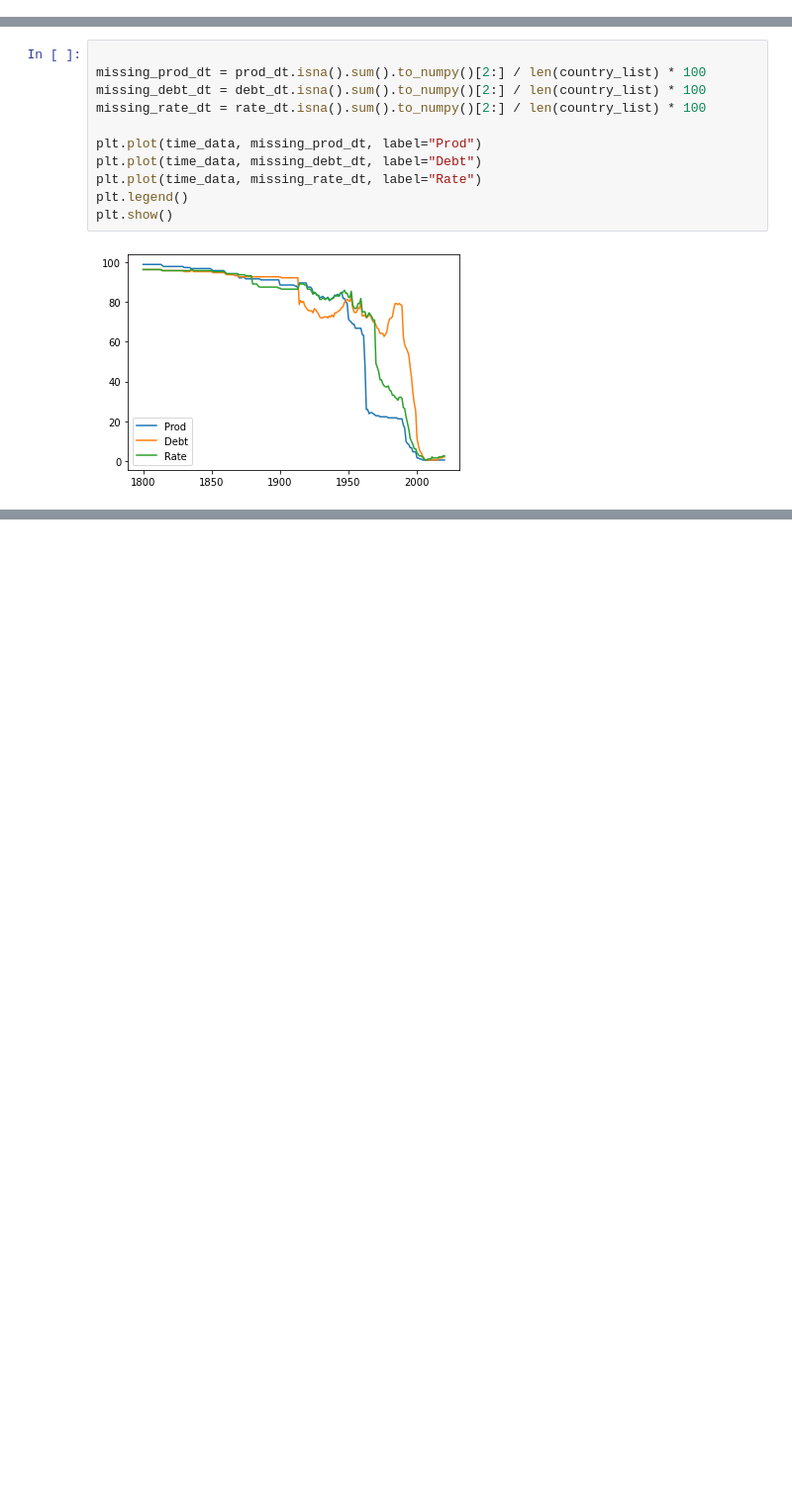
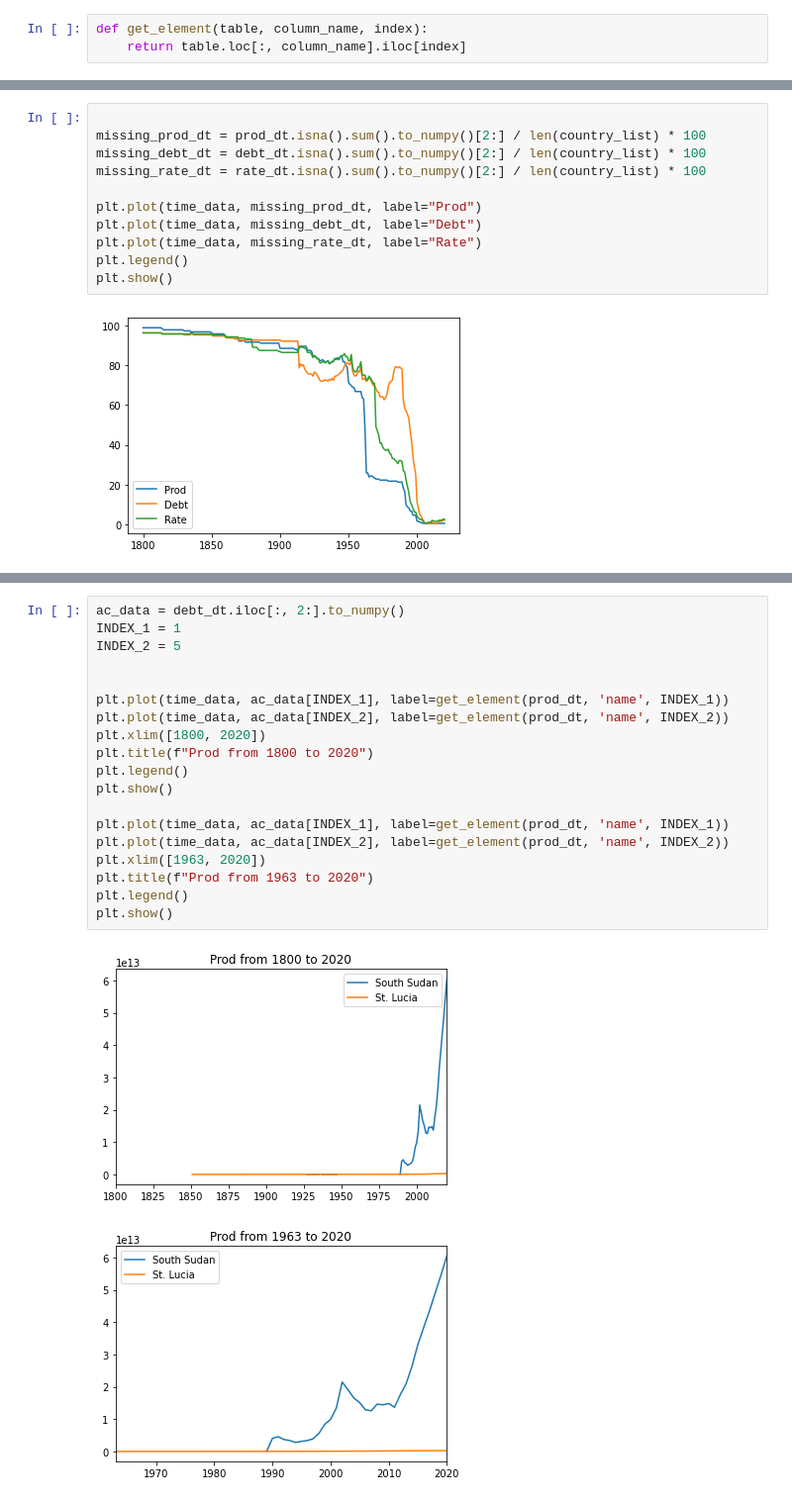
Before and after one commit to holderekt/world-analysis, a Jupyter notebook: data_mining.ipynb, the cells around one changed output, grey strips where cells are left out. Shown at 99% size. Cells and saved outputs as stored; diff of their text form; blank space fills up the shorter version.

```diff
--- a/data_mining.ipynb
+++ b/data_mining.ipynb
@@ -19,3 +24,6 @@ time_data = dt.columns[2:].to_numpy(dtype=np.int64)
 prod_dt = dt.loc[dt['code'] == 'NGDP']
 debt_dt = dt.loc[dt['code'] == 'GGXWDG']
 rate_dt = dt.loc[dt['code'] == 'GGXWDG_GDP']
+# %%
+def get_element(table, column_name, index):
+    return table.loc[:, column_name].iloc[index]
@@ -87,0 +108,22 @@ plt.show()
+# %%
+ac_data = debt_dt.iloc[:, 2:].to_numpy()
+INDEX_1 = 1
+INDEX_2 = 5
+
+
+plt.plot(time_data, ac_data[INDEX_1], label=get_element(prod_dt, 'name', INDEX_1))
+plt.plot(time_data, ac_data[INDEX_2], label=get_element(prod_dt, 'name', INDEX_2))
+plt.xlim([1800, 2020])
+plt.title(f"Prod from 1800 to 2020")
+plt.legend()
+plt.show()
+
+plt.plot(time_data, ac_data[INDEX_1], label=get_element(prod_dt, 'name', INDEX_1))
+plt.plot(time_data, ac_data[INDEX_2], label=get_element(prod_dt, 'name', INDEX_2))
+plt.xlim([1963, 2020])
+plt.title(f"Prod from 1963 to 2020")
+plt.legend()
+plt.show()
+# %% [output]
+[figure, added]
+[figure, added]
```
Also changed, not shown: parts of 12 cells of this notebook, 1 other file.
